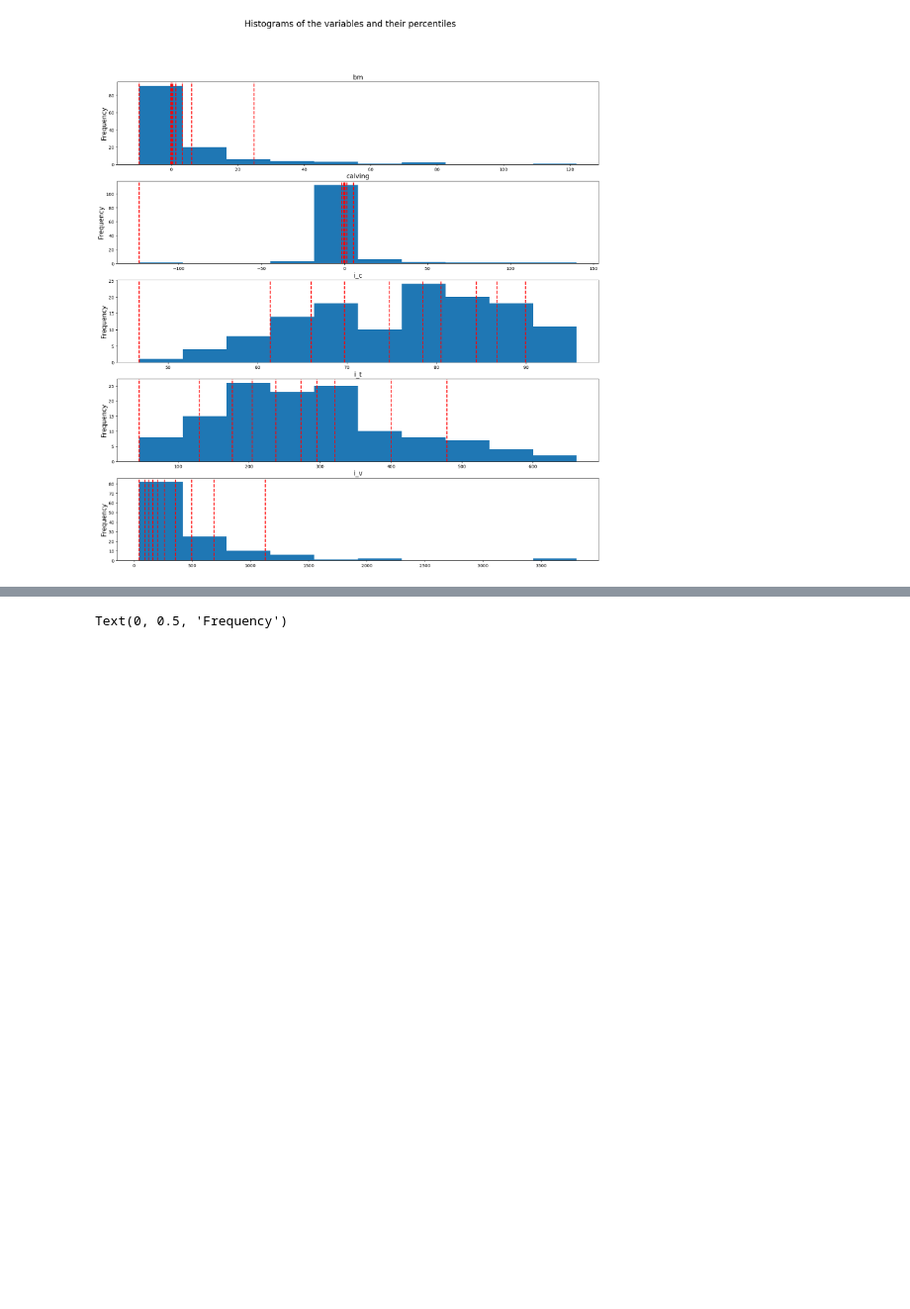
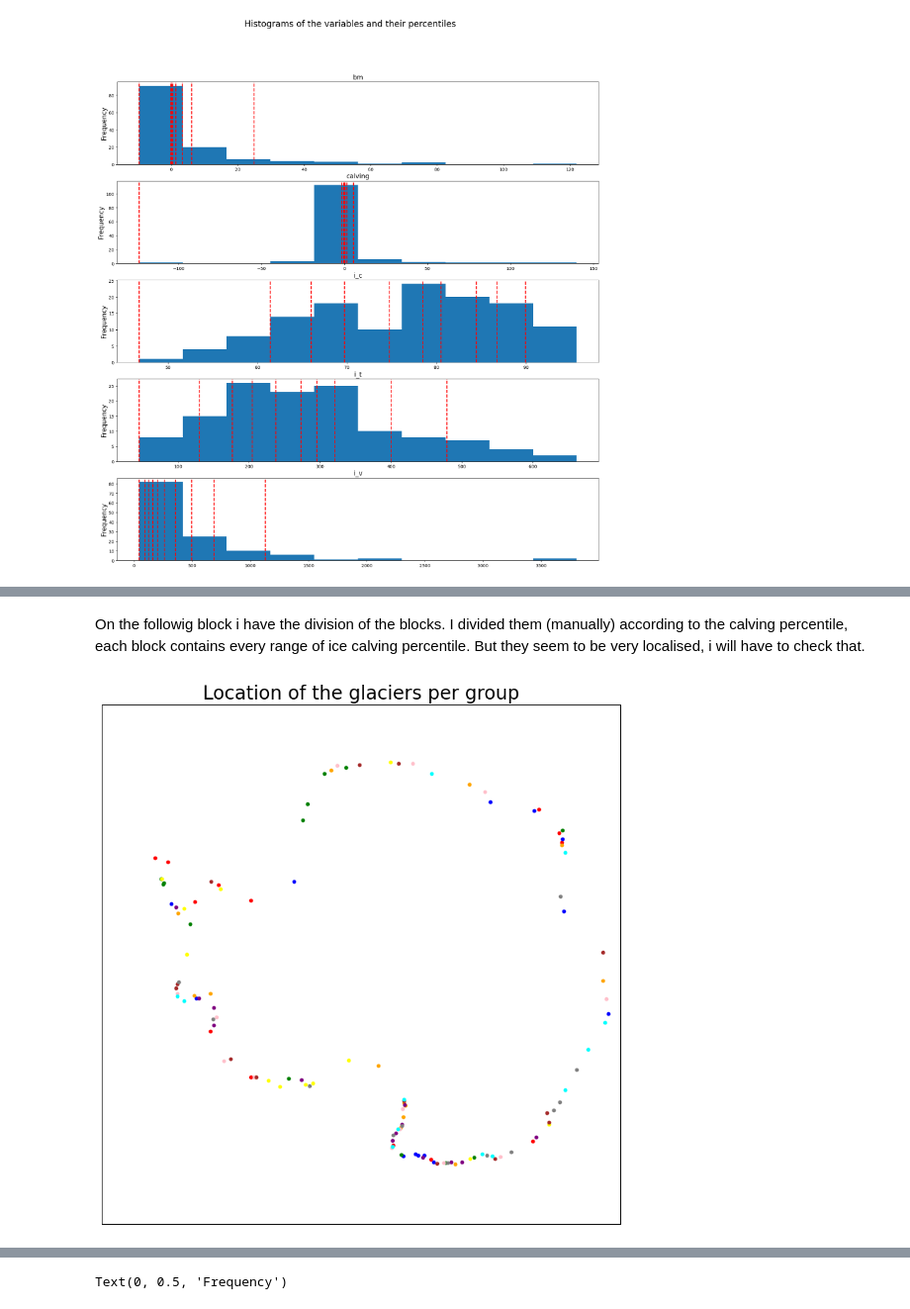
Before and after one commit to Moncada-Francesco-97/Calving-U-Net, a Jupyter notebook: block_cv.ipynb, the cells around one changed output, grey strips where cells are left out. Shown at 99% size. Saved outputs shown, nothing was run; the diff lists cells and outputs as text; code cells hidden in the pictures; blank space fills up the shorter version.

```diff
--- a/block_cv.ipynb
+++ b/block_cv.ipynb
@@ -231,0 +229,2 @@ pd.set_option('display.max_rows', None)
+# %% [markdown]
+On the followig block i have the division of the blocks. I divided them (manually) according to the calving percentile, each block contains every range of ice calving percentile. But they seem to be very localised, i will have to check that.
@@ -231,0 +243,59 @@ pd.set_option('display.max_rows', None)
+# %%
+#Lets plot the distribution of the glaciers in the folders
+
+ds_1 = df_region.loc[folder_1]
+ds_2 = df_region.loc[folder_2]
+ds_3 = df_region.loc[folder_3]
+ds_4 = df_region.loc[folder_4]
+ds_5 = df_region.loc[folder_5]
+ds_6 = df_region.loc[folder_6]
+ds_7 = df_region.loc[folder_7]
+ds_8 = df_region.loc[folder_8]
+ds_9 = df_region.loc[folder_9]
+ds_10 = df_region.loc[folder_10]
+
+ds_block = [ds_1, ds_2, ds_3, ds_4, ds_5, ds_6, ds_7, ds_8, ds_9, ds_10]
+# %%
+#I want to plot the position of the glacers in the ds_1
+
+import matplotlib.pyplot as plt
+import pandas as pd
+import numpy as np
+
+import cartopy.crs as ccrs
+from matplotlib.cm import ScalarMappable
+import matplotlib.colors as mcolors
+import cartopy.feature
+
+colors = ['red', 'blue', 'green', 'yellow', 'orange', 'purple', 'pink', 'brown', 'grey', 'aqua']
+
+# Create a plot with a map of Antarctica
+fig = plt.figure(figsize=(15, 10))
+ax = plt.axes(projection=ccrs.SouthPolarStereo())
+
+ax.set_extent([-180, 180, -90, -65], ccrs.PlateCarree())
+
+# Add coastlines and gridlines
+#ax.coastlines()
+#ax.gridlines()
+
+# Add land color
+#ax.add_feature(cartopy.feature.LAND, edgecolor='black', facecolor='white')
+#ax.add_feature(cartopy.feature.OCEAN, edgecolor='blue', facecolor='azure')
+
+# Apply logarithm to 'Area' values and normalize for colormap
+i=0
+for ds in ds_block:
+    for id in ds.index:
+        ax.scatter(
+            ds['Longitude'].loc[id], ds['Latitude'].loc[id],
+            transform=ccrs.PlateCarree(), marker='o', color = colors[i], s = 10
+        )
+    i+=1
+
+# Add colorbar to the plot
+
+plt.title('Location of the glaciers per group', fontsize=20)
+plt.show()
+# %% [output]
+[figure, added]
```
Also changed, not shown: parts of 14 cells of this notebook, 1 other file.
